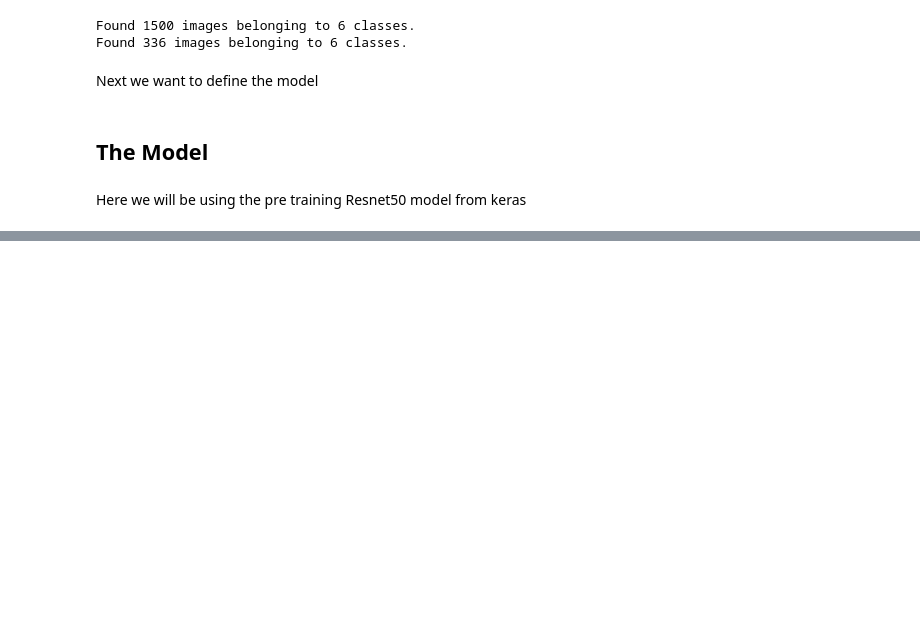
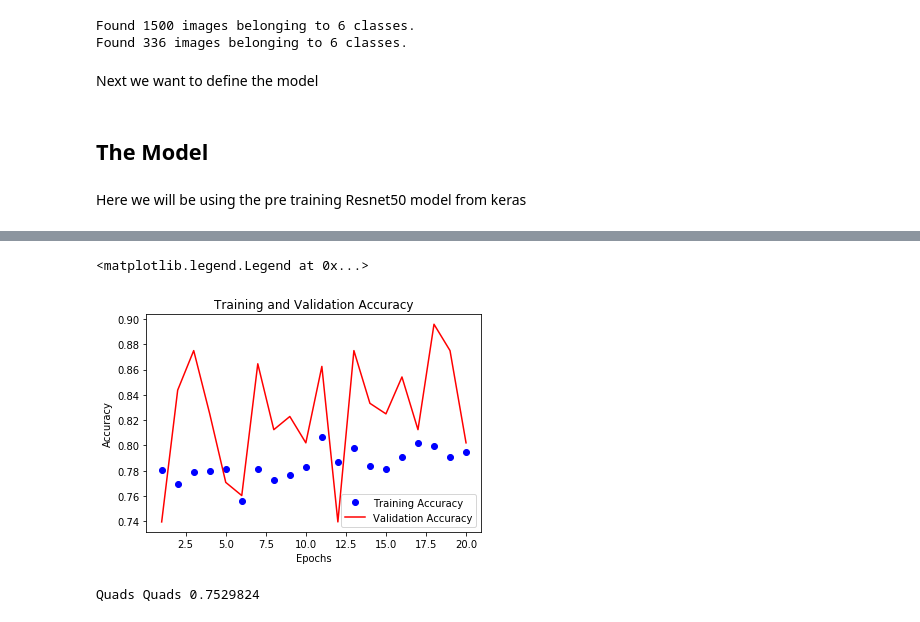
Before and after one commit to michael-diggin/rowing-classifier, a Jupyter notebook: Classifier.ipynb, the cells around one changed output, grey strips where cells are left out. Drawn from its saved outputs; the diff is of its cells as text; code cells hidden in the pictures; blank space fills up the shorter version.

```diff
--- a/Classifier.ipynb
+++ b/Classifier.ipynb
@@ -260,0 +349,8 @@ val_generator[0]
+# %%
+new_history = model.fit_generator(train_generator,
+                    epochs = 20,
+                    steps_per_epoch = 1500//batch_size,
+                    validation_data = val_generator,
+                    validation_steps = 336/batch_size,
+                    workers=3,
+                    )
@@ -260,0 +375,43 @@ val_generator[0]
+# %%
+test_acc = new_history.history['accuracy']
+val_acc = new_history.history['val_accuracy']
+test_loss = new_history.history['loss']
+val_loss = new_history.history['val_loss']
+
+import matplotlib.pyplot as plt
+%matplotlib inline
+
+epochs = range(1, len(test_acc)+1)
+plt.plot(epochs, test_acc, 'bo', label='Training Accuracy')
+plt.plot(epochs, val_acc, 'r', label='Validation Accuracy')
+plt.title('Training and Validation Accuracy')
+plt.xlabel('Epochs')
+plt.ylabel('Accuracy')
+plt.legend()
+# %% [output]
+<matplotlib.legend.Legend at 0x...>
+[figure, added]
+# %%
+# time to try and predict
+import os
+import cv2
+from keras.preprocessing.image import img_to_array
+import random
+
+boat_type = random.choice(['Doubles', 'Eights', 'Pairs', 'Quads', 'Singles'])
+
+sample_image_path = random.choice(os.listdir('all_rowing_images/{}'.format(boat_type)))
+path = 'all_rowing_images/{}/'.format(boat_type) + sample_image_path
+image = cv2.imread(path)
+#resize to 224x224
+resized_img = cv2.resize(image, (224, 224))
+colour_resized = cv2.cvtColor(resized_img, cv2.COLOR_BGR2RGB)
+
+img = img_to_array(colour_resized)
+img = img.reshape((1, img.shape[0], img.shape[1], img.shape[2]))
+img = img/225.
+prediction = model.predict(img)[0]
+output, percent = map_to_classes(prediction)
+print(boat_type, output, percent)
+# %% [output]
+Quads Quads 0.7529824
```
Also changed, not shown: parts of 33 cells of this notebook, 2 other files.
